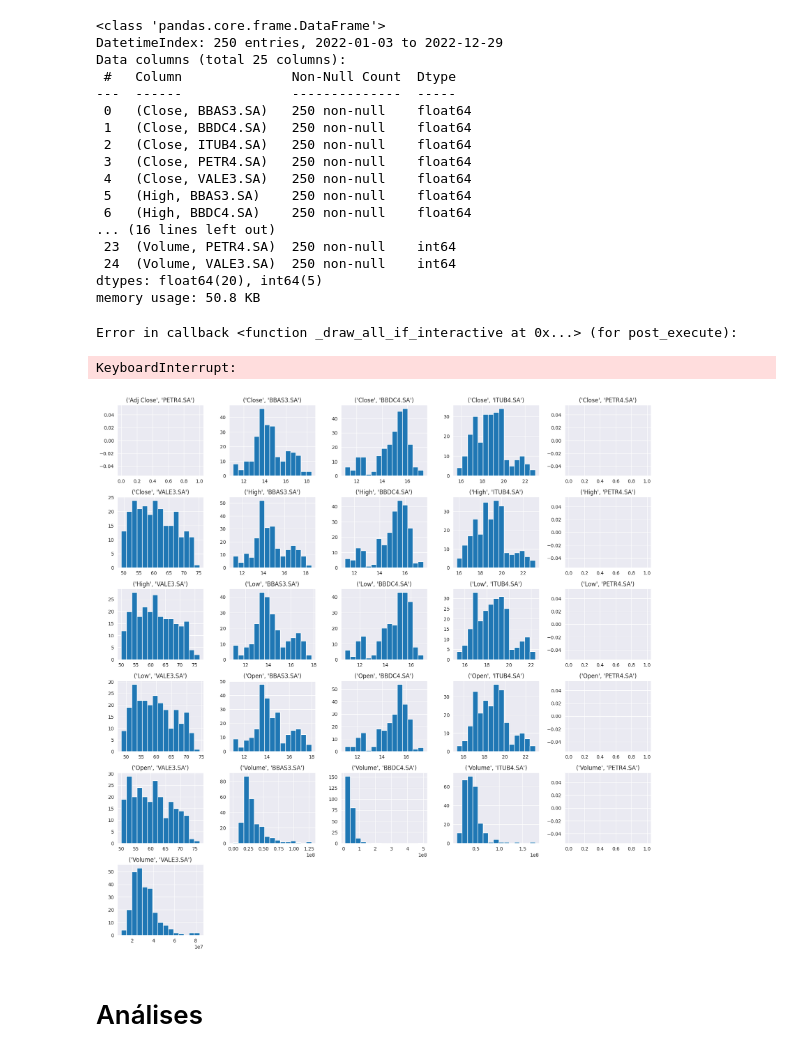
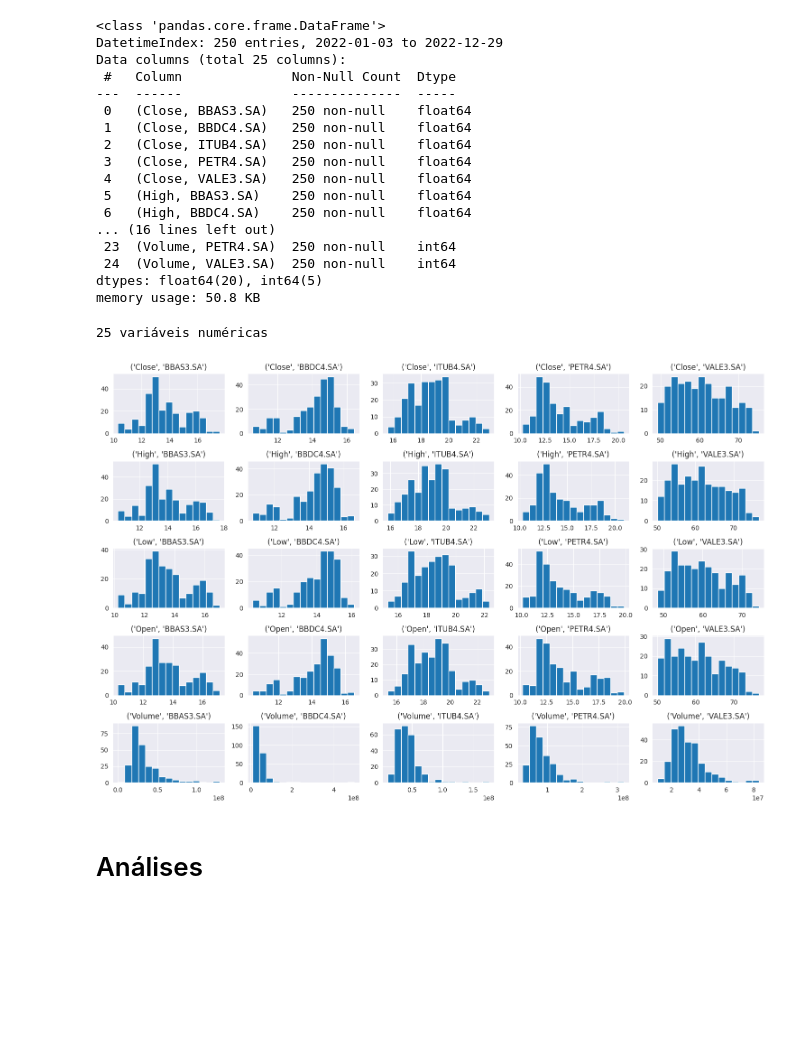
Before and after one commit to hermescosta/Hermes-2025-, a Jupyter notebook: Análise_de_portfólio_RBras_2023.ipynb, the cells around one changed output. Drawn from its saved outputs; the diff is of its cells as text; code cells hidden in the pictures; blank space fills up the shorter version.

```diff
--- a/Análise_de_portfólio_RBras_2023.ipynb
+++ b/Análise_de_portfólio_RBras_2023.ipynb
@@ -132,15 +132,24 @@ Data columns (total 25 columns):
  24  (Volume, VALE3.SA)  250 non-null    int64
 dtypes: float64(20), int64(5)
 memory usage: 50.8 KB
-# %%
-
-# plotar o histograma das variáveis numéricas
-sns.set_style('darkgrid')
-dados.hist(bins=15,figsize=(20,20));
-# %% [output]
-Error in callback <function _draw_all_if_interactive at 0x...> (for post_execute):
-KeyboardInterrupt:
-[figure, removed]
+# %%
+
+# só as colunas numéricas
+
+sns.set_style('darkgrid')
+
+num_cols = dados.select_dtypes(include=['int64', 'float64']).columns
+print(len(num_cols), "variáveis numéricas")
+# %% [output]
+25 variáveis numéricas
+# %%
+# Plota só as numéricas
+
+dados[num_cols].hist(bins=15, figsize=(15, 10))
+plt.tight_layout()
+plt.show()
+# %% [output]
+[figure, added]
 # %% [markdown]
 # Análises
 # %%
```
Also changed, not shown: parts of 7 cells of this notebook.
